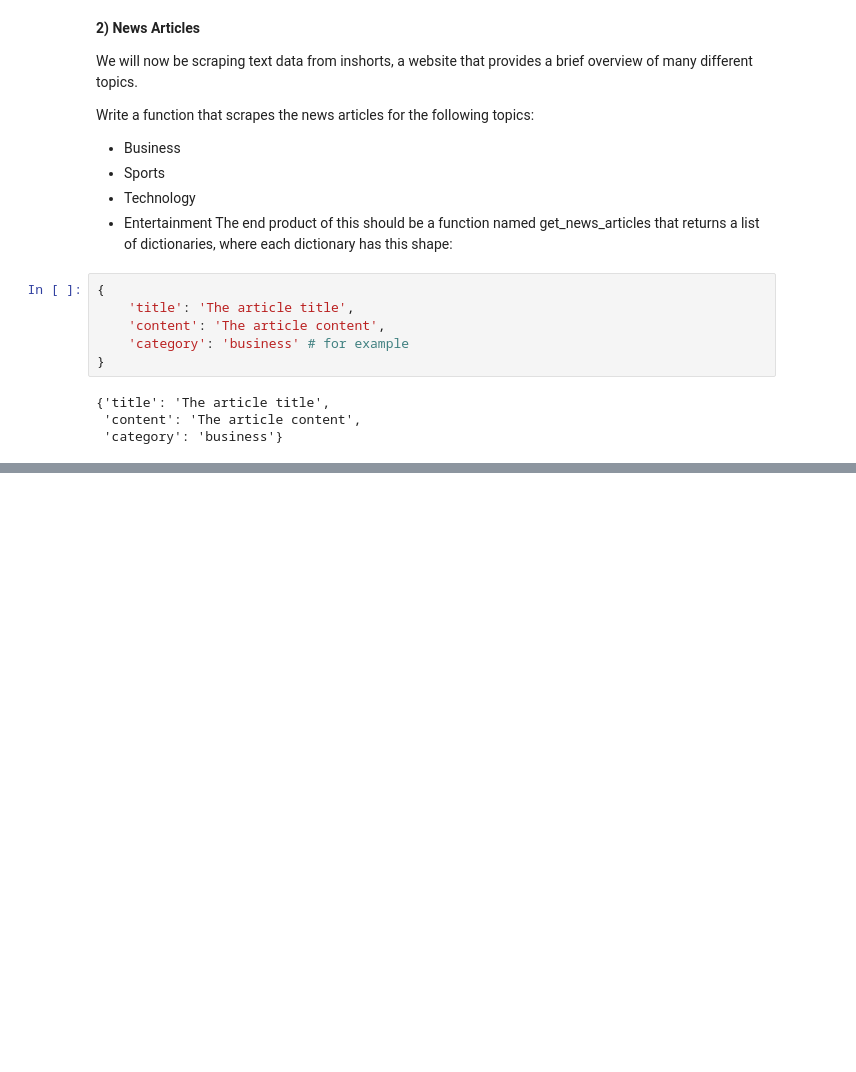
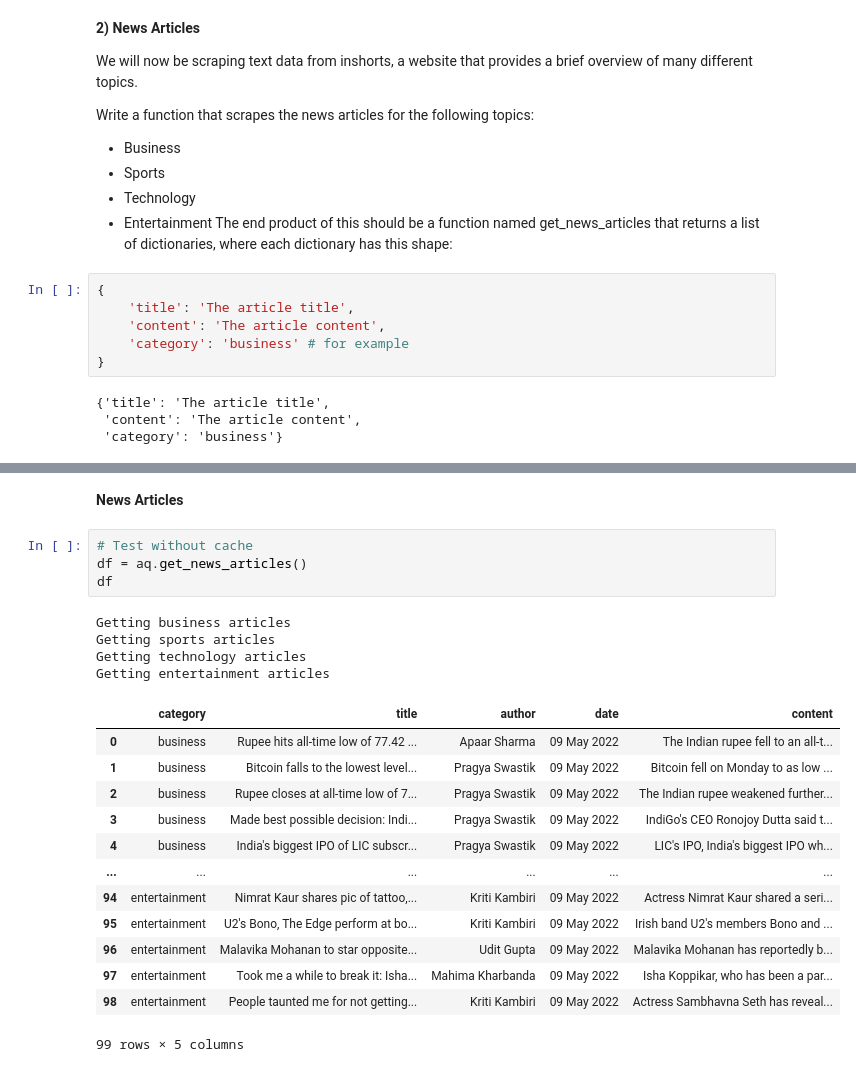
Before and after one commit to kristofer-rivera/natural-language-processing-exercises, a Jupyter notebook: acquire.ipynb, the cells around one changed output, grey strips where cells are left out. Saved outputs shown, nothing was run; the diff lists cells and outputs as text; blank space fills up the shorter version.

```diff
--- a/acquire.ipynb
+++ b/acquire.ipynb
@@ -188,0 +423,24 @@ The end product of this should be a function named get_news_articles that return
+# %% [markdown]
+**News Articles**
+# %%
+# Test without cache
+df = aq.get_news_articles()
+df
+# %% [output]
+Getting business articles
+Getting sports articles
+Getting technology articles
+Getting entertainment articles
+|  | category | title | author | date | content |
+| 0 | business | Rupee hits all-time low of 77.42 ... | Apaar Sharma | 09 May 2022 | The Indian rupee fell to an all-t... |
+| 1 | business | Bitcoin falls to the lowest level... | Pragya Swastik | 09 May 2022 | Bitcoin fell on Monday to as low ... |
+| 2 | business | Rupee closes at all-time low of 7... | Pragya Swastik | 09 May 2022 | The Indian rupee weakened further... |
+| 3 | business | Made best possible decision: Indi... | Pragya Swastik | 09 May 2022 | IndiGo's CEO Ronojoy Dutta said t... |
+| 4 | business | India's biggest IPO of LIC subscr... | Pragya Swastik | 09 May 2022 | LIC's IPO, India's biggest IPO wh... |
+| ... | ... | ... | ... | ... | ... |
+| 94 | entertainment | Nimrat Kaur shares pic of tattoo,... | Kriti Kambiri | 09 May 2022 | Actress Nimrat Kaur shared a seri... |
+| 95 | entertainment | U2's Bono, The Edge perform at bo... | Kriti Kambiri | 09 May 2022 | Irish band U2's members Bono and ... |
+| 96 | entertainment | Malavika Mohanan to star opposite... | Udit Gupta | 09 May 2022 | Malavika Mohanan has reportedly b... |
+| 97 | entertainment | Took me a while to break it: Isha... | Mahima Kharbanda | 09 May 2022 | Isha Koppikar, who has been a par... |
+| 98 | entertainment | People taunted me for not getting... | Kriti Kambiri | 09 May 2022 | Actress Sambhavna Seth has reveal... |
+99 rows × 5 columns
```
Also changed, not shown: parts of 25 cells of this notebook, 1 other file.
